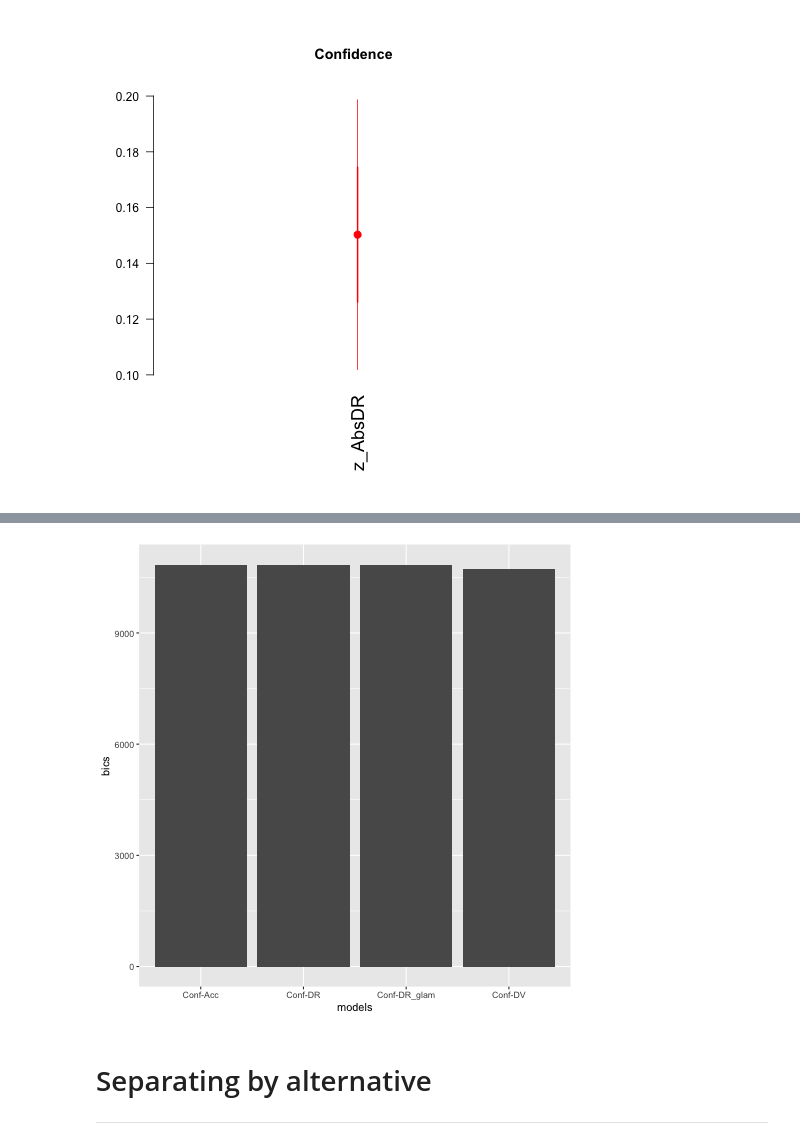
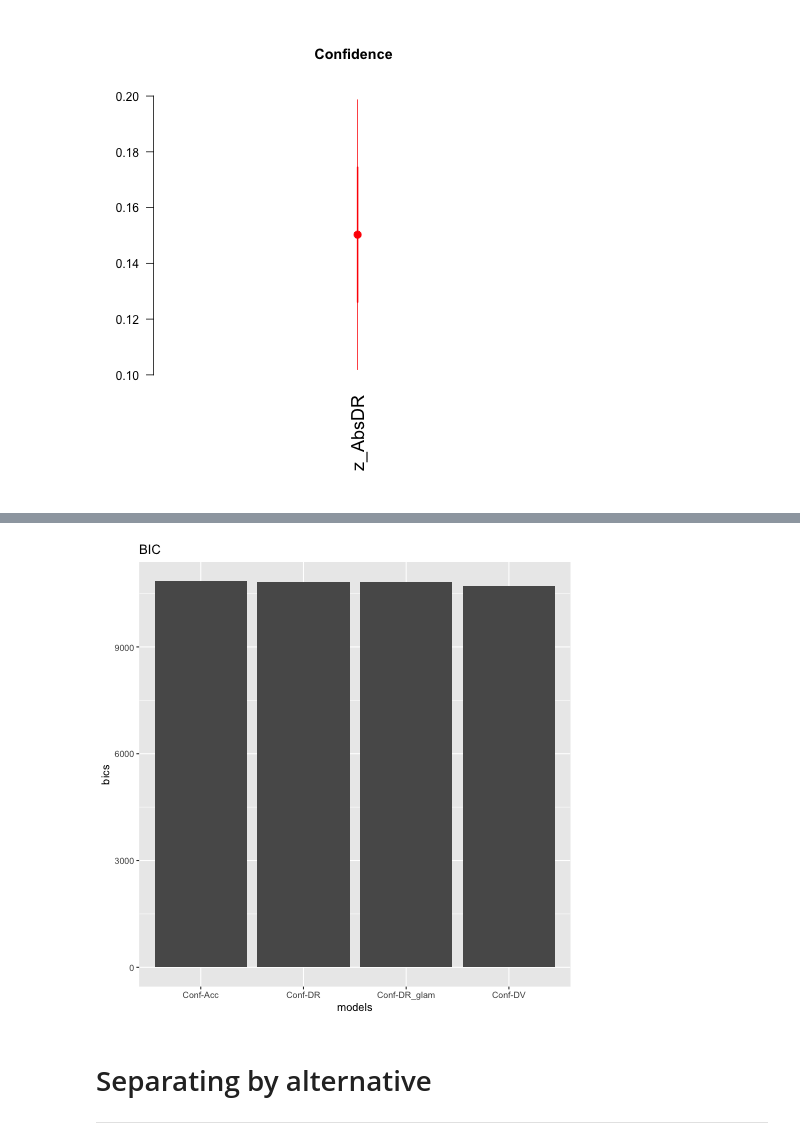
Before and after one commit to pradysepulveda/glamDDM_FF2018, a Jupyter notebook: MariusEnquiry.ipynb, the cells around one changed output, grey strips where cells are left out. Saved outputs shown, nothing was run; the diff lists cells and outputs as text; code cells hidden in the pictures.

```diff
--- a/MariusEnquiry.ipynb
+++ b/MariusEnquiry.ipynb
@@ -151,8 +153,8 @@ for i in (data['subject'].unique()):
     R1=(R1_star-R1_star.min())/(R1_star.max()-R1_star.min())
 
     #  Calculate Relative evidence using GLAM trnasformation
-    R0_glam=1/(1+exp(-R0_star*0.34))
-    R1_glam=1/(1+exp(-R1_star*0.34))
+    R0_glam=1/(1+exp(-R0_star*tau))
+    R1_glam=1/(1+exp(-R1_star*tau))
 
     z_matrix_aux= np.column_stack((gamma,abs_evid_0,abs_evid_1,R0_star,R1_star,R0,R1,R0_glam,R1_glam))
 
@@ -731,13 +843,13 @@ Residual Deviance: 3554         AIC: 10820
 # %%
 %%R
 models  <- rep(c('Conf-Acc','Conf-DV','Conf-DR_glam','Conf-DR'))
 bics  <- c(BIC1conf,BIC2conf,BIC3conf,BIC4conf)
 BICdf<-data.frame(models,bics)
 
 p <-ggplot(BICdf, aes(models,bics))
-p +geom_bar(stat = "identity")
+p +geom_bar(stat = "identity") + ggtitle("BIC")
 # %% [output]
-[figure, old version]
+[figure, new version]
 # %% [markdown]
 # Separating by alternative
 ------------------------------------------------------------------------
```
Also changed, not shown: parts of 21 cells of this notebook, 48 other files.
